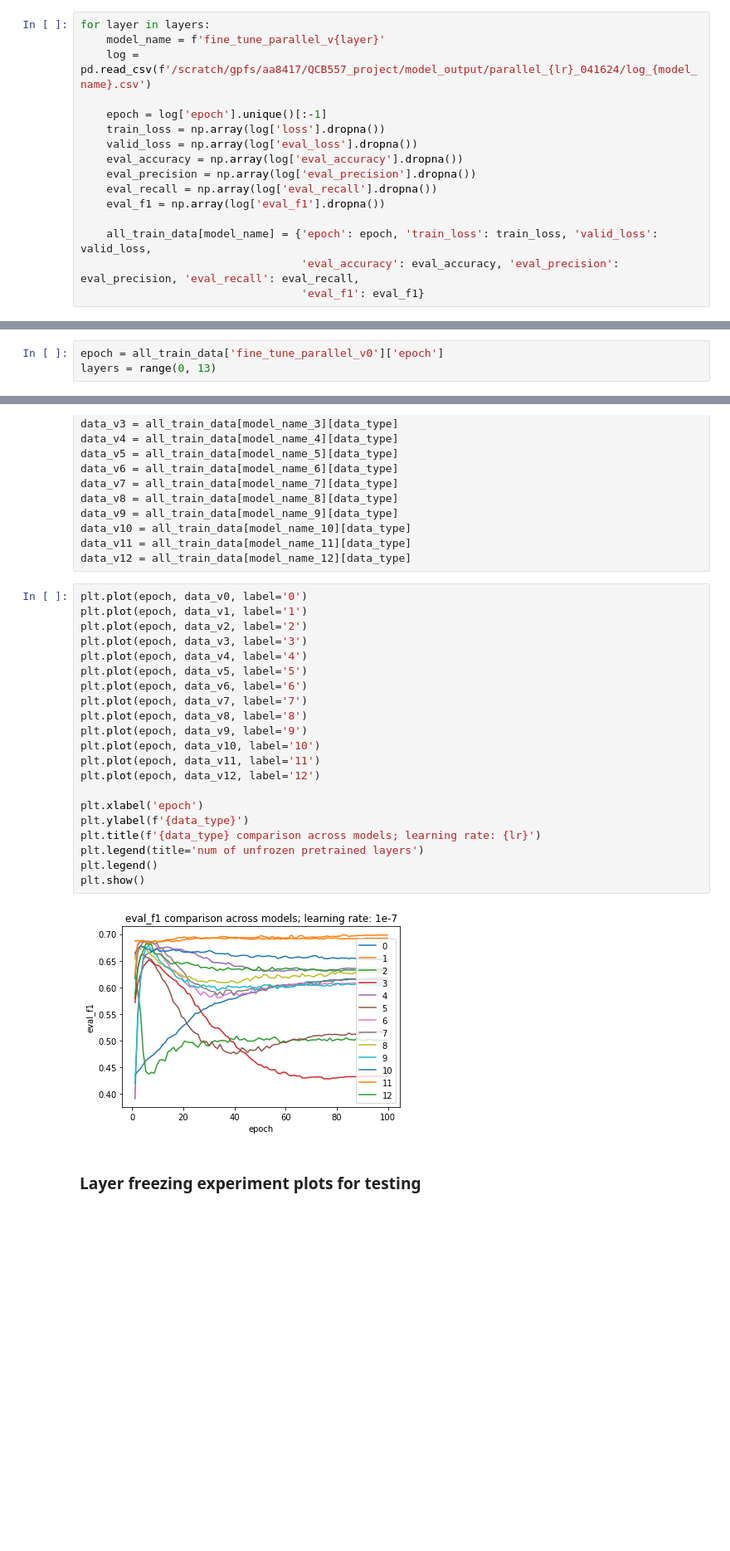
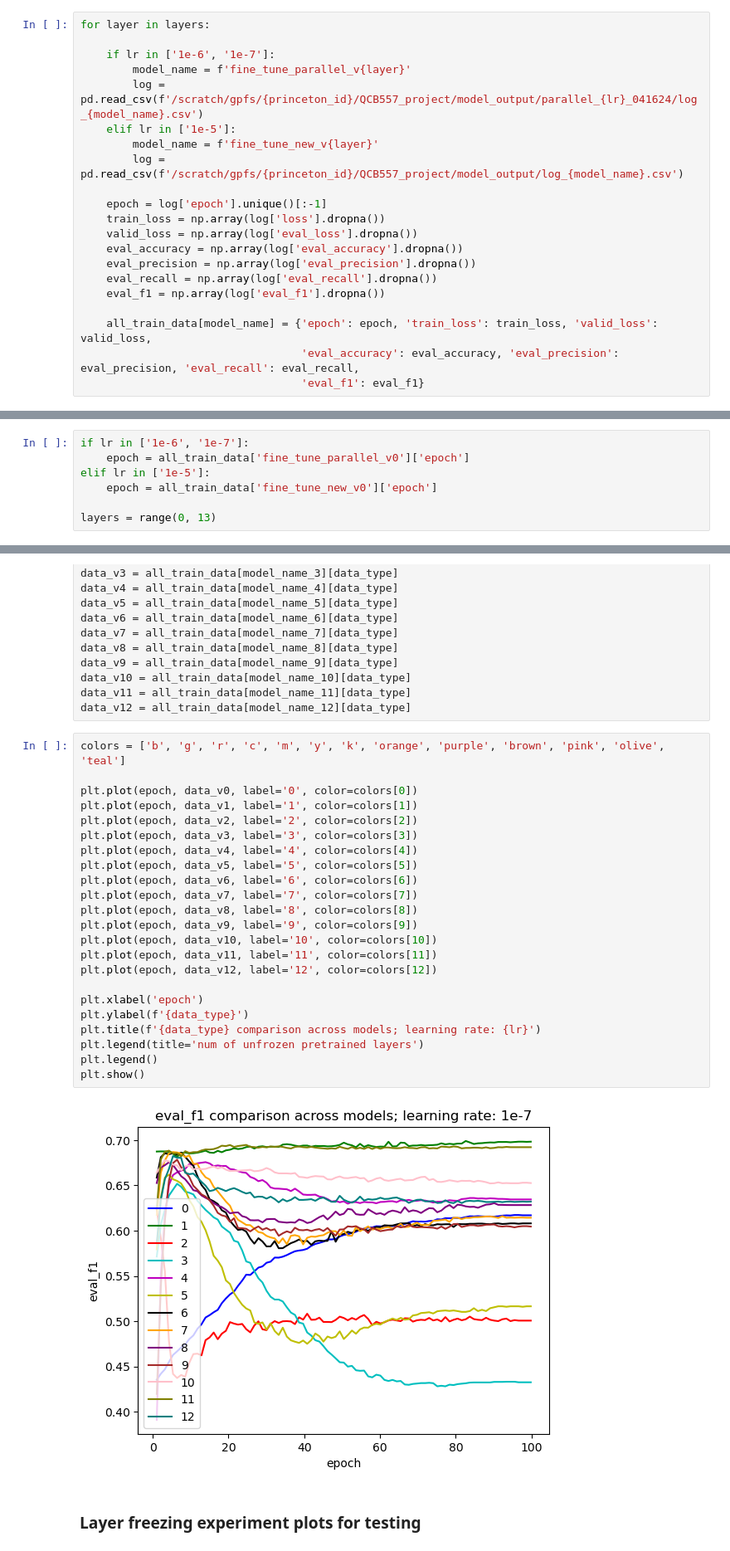
Before and after one commit to ninasachdev/QCB557_project, a Jupyter notebook: make_plots.ipynb, the cells around one changed output, grey strips where cells are left out. Shown at 83% size. Saved outputs shown, nothing was run; the diff lists cells and outputs as text; blank space fills up the shorter version.

Commit message:
modify plotting code

```diff
--- a/make_plots.ipynb
+++ b/make_plots.ipynb
@@ -98,8 +98,13 @@ lr = '1e-7'
 all_train_data = {}
 # %%
 for layer in layers:
-    model_name = f'fine_tune_parallel_v{layer}'
-    log = pd.read_csv(f'/scratch/gpfs/aa8417/QCB557_project/model_output/parallel_{lr}_041624/log_{model_name}.csv')
+
+    if lr in ['1e-6', '1e-7']:
+        model_name = f'fine_tune_parallel_v{layer}'
+        log = pd.read_csv(f'/scratch/gpfs/{princeton_id}/QCB557_project/model_output/parallel_{lr}_041624/log_{model_name}.csv')
+    elif lr in ['1e-5']:
+        model_name = f'fine_tune_new_v{layer}'
+        log = pd.read_csv(f'/scratch/gpfs/{princeton_id}/QCB557_project/model_output/log_{model_name}.csv')
 
     epoch = log['epoch'].unique()[:-1]
     train_loss = np.array(log['loss'].dropna())
@@ -133,7 +138,11 @@ all_train_data
          0.63151623, 0.63205013, 0.63214286, 0.63173564, 0.63192376,
          0.632112  , 0.63192376, 0.632112  ])}}
 # %%
-epoch = all_train_data['fine_tune_parallel_v0']['epoch']
+if lr in ['1e-6', '1e-7']:
+    epoch = all_train_data['fine_tune_parallel_v0']['epoch']
+elif lr in ['1e-5']:
+    epoch = all_train_data['fine_tune_new_v0']['epoch']
+
 layers = range(0, 13)
 # %%
 # train_loss, valid_loss, eval_accuracy, eval_precision, eval_recall, or eval_f1
@@ -167,28 +181,30 @@ data_v10 = all_train_data[model_name_10][data_type]
 data_v11 = all_train_data[model_name_11][data_type]
 data_v12 = all_train_data[model_name_12][data_type]
 # %%
-plt.plot(epoch, data_v0, label='0')
-plt.plot(epoch, data_v1, label='1')
-plt.plot(epoch, data_v2, label='2')
-plt.plot(epoch, data_v3, label='3')
-plt.plot(epoch, data_v4, label='4')
-plt.plot(epoch, data_v5, label='5')
-plt.plot(epoch, data_v6, label='6')
-plt.plot(epoch, data_v7, label='7')
-plt.plot(epoch, data_v8, label='8')
-plt.plot(epoch, data_v9, label='9')
-plt.plot(epoch, data_v10, label='10')
-plt.plot(epoch, data_v11, label='11')
-plt.plot(epoch, data_v12, label='12')
+colors = ['b', 'g', 'r', 'c', 'm', 'y', 'k', 'orange', 'purple', 'brown', 'pink', 'olive', 'teal']
+
+plt.plot(epoch, data_v0, label='0', color=colors[0])
+plt.plot(epoch, data_v1, label='1', color=colors[1])
+plt.plot(epoch, data_v2, label='2', color=colors[2])
+plt.plot(epoch, data_v3, label='3', color=colors[3])
+plt.plot(epoch, data_v4, label='4', color=colors[4])
+plt.plot(epoch, data_v5, label='5', color=colors[5])
+plt.plot(epoch, data_v6, label='6', color=colors[6])
+plt.plot(epoch, data_v7, label='7', color=colors[7])
+plt.plot(epoch, data_v8, label='8', color=colors[8])
+plt.plot(epoch, data_v9, label='9', color=colors[9])
+plt.plot(epoch, data_v10, label='10', color=colors[10])
+plt.plot(epoch, data_v11, label='11', color=colors[11])
+plt.plot(epoch, data_v12, label='12', color=colors[12])
 
 plt.xlabel('epoch')
 plt.ylabel(f'{data_type}')
 plt.title(f'{data_type} comparison across models; learning rate: {lr}')
 plt.legend(title='num of unfrozen pretrained layers')
 plt.legend()
 plt.show()
 # %% [output]
-[figure, old version]
+[figure, new version]
 # %% [markdown]
 ### Layer freezing experiment plots for testing
 # %%
```
Also changed, not shown: parts of 3 cells of this notebook.
